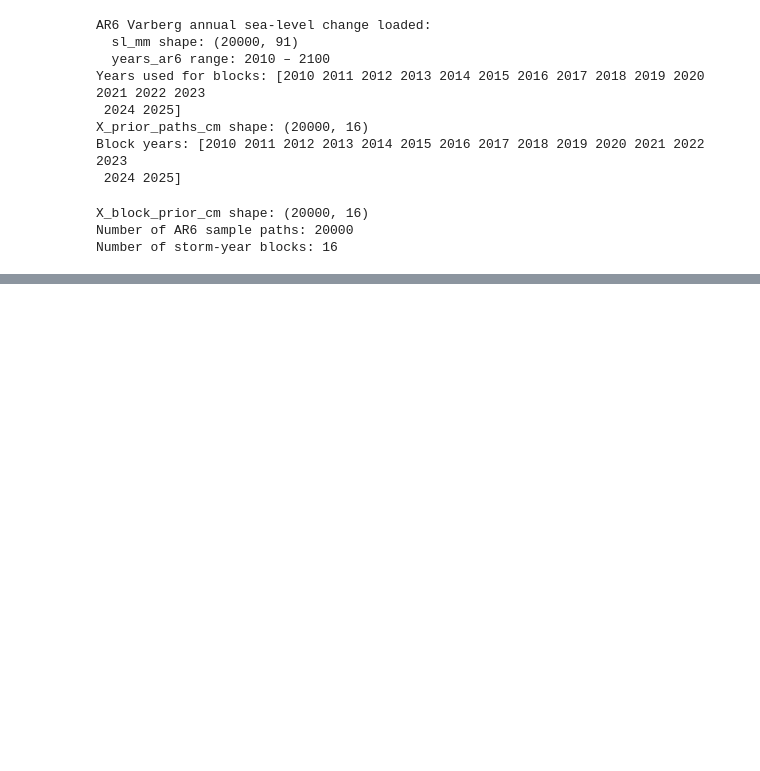
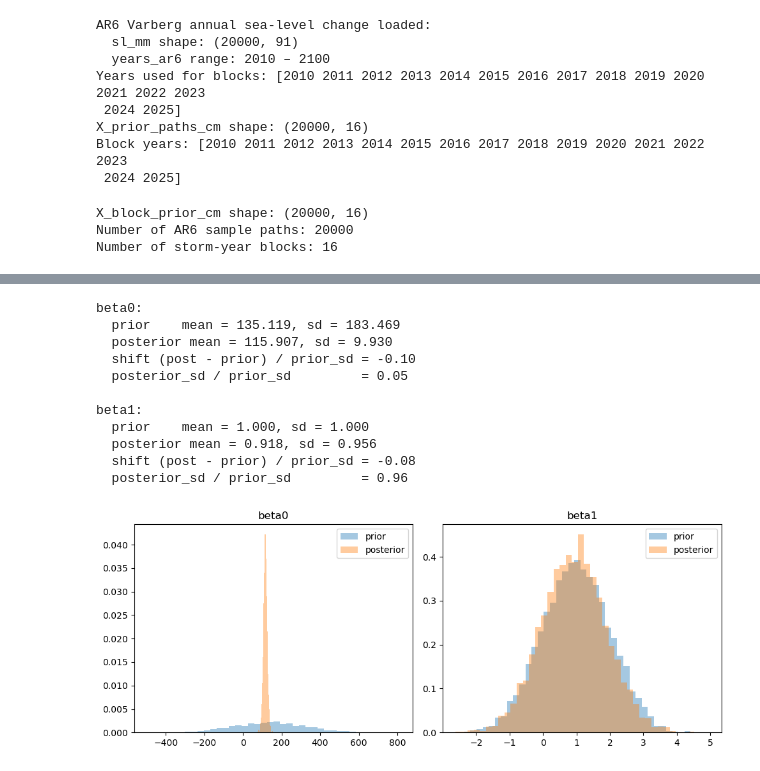
Before and after one commit to joensson12/flood_bandit, a Jupyter notebook: fitting_simulator.ipynb, the cells around one changed output, grey strips where cells are left out. Saved outputs shown, nothing was run; the diff lists cells and outputs as text; code cells hidden in the pictures; blank space fills up the shorter version.

```diff
--- a/fitting_simulator.ipynb
+++ b/fitting_simulator.ipynb
@@ -830,0 +855,15 @@ with pm.Model() as gev_latent_model:
+# %%
+import multiprocessing as mp
+n_cores = 14
+
+with gev_mixture_model:
+    trace = pm.sample(
+        draws=500,
+        tune=2000,
+        chains=n_cores,
+        cores=n_cores,
+        target_accept=0.9,
+        random_seed=42,
+    )
+
+import arviz as az
@@ -830,0 +896,65 @@ with pm.Model() as gev_latent_model:
+# %%
+# CELL – Check prior vs posterior influence for beta0 and beta1
+
+import arviz as az
+import matplotlib.pyplot as plt
+import numpy as np
+
+# Reconstruct prior hyperparameters from your model code
+prior_beta0_mu = y_mean
+prior_beta0_sd = 5 * max(y_std, 1.0)
+
+prior_beta1_mu = 1.0
+prior_beta1_sd = 1
+
+# Posterior summary from your existing trace
+post = az.summary(trace, var_names=["beta0", "beta1"])
+
+for name, prior_mu, prior_sd in [
+    ("beta0", prior_beta0_mu, prior_beta0_sd),
+    ("beta1", prior_beta1_mu, prior_beta1_sd),
+]:
+    post_mu = float(post.loc[name, "mean"])
+    post_sd = float(post.loc[name, "sd"])
+    z_shift = (post_mu - prior_mu) / prior_sd       # how many prior-sd the mean moved
+    sd_ratio = post_sd / prior_sd                   # posterior sd / prior sd
+
+    print(f"{name}:")
+    print(f"  prior    mean = {prior_mu:.3f}, sd = {prior_sd:.3f}")
+    print(f"  posterior mean = {post_mu:.3f}, sd = {post_sd:.3f}")
+    print(f"  shift (post - prior) / prior_sd = {z_shift:.2f}")
+    print(f"  posterior_sd / prior_sd         = {sd_ratio:.2f}")
+    print()
+
+# Visual comparison: prior vs posterior marginals
+n_prior_samples = 5000
+beta0_prior_samples = np.random.normal(prior_beta0_mu, prior_beta0_sd, size=n_prior_samples)
+beta1_prior_samples = np.random.normal(prior_beta1_mu, prior_beta1_sd, size=n_prior_samples)
+
+fig, axes = plt.subplots(1, 2, figsize=(10, 4))
+
+axes[0].hist(beta0_prior_samples, bins=40, density=True, alpha=0.4, label="prior")
+axes[0].hist(trace.posterior["beta0"].values.flatten(), bins=40, density=True, alpha=0.4, label="posterior")
+axes[0].set_title("beta0")
+axes[0].legend()
+
+axes[1].hist(beta1_prior_samples, bins=40, density=True, alpha=0.4, label="prior")
+axes[1].hist(trace.posterior["beta1"].values.flatten(), bins=40, density=True, alpha=0.4, label="posterior")
+axes[1].set_title("beta1")
+axes[1].legend()
+
+plt.tight_layout()
+plt.show()
+# %% [output]
+beta0:
+  prior    mean = 135.119, sd = 183.469
+  posterior mean = 115.907, sd = 9.930
+  shift (post - prior) / prior_sd = -0.10
+  posterior_sd / prior_sd         = 0.05
+
+beta1:
+  prior    mean = 1.000, sd = 1.000
+  posterior mean = 0.918, sd = 0.956
+  shift (post - prior) / prior_sd = -0.08
+  posterior_sd / prior_sd         = 0.96
+[figure, added]
```
Also changed, not shown: parts of 30 cells of this notebook.
